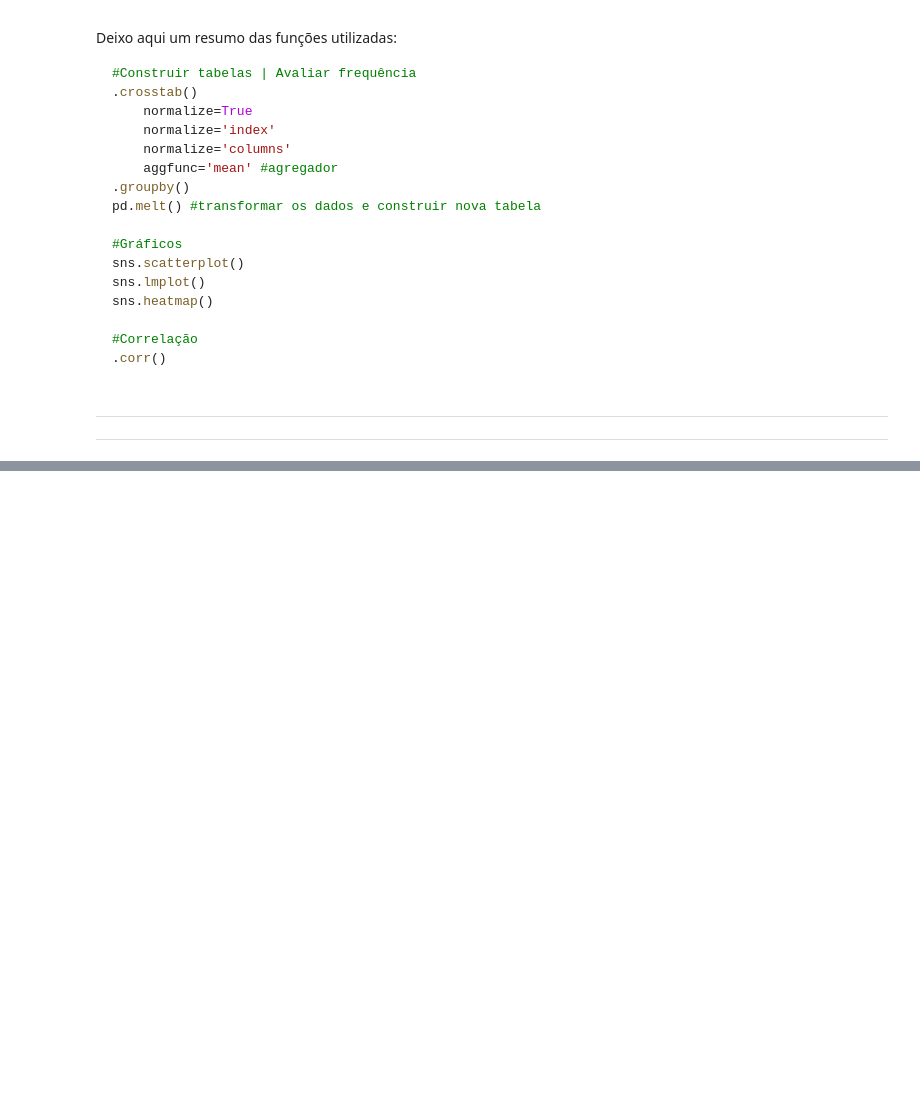
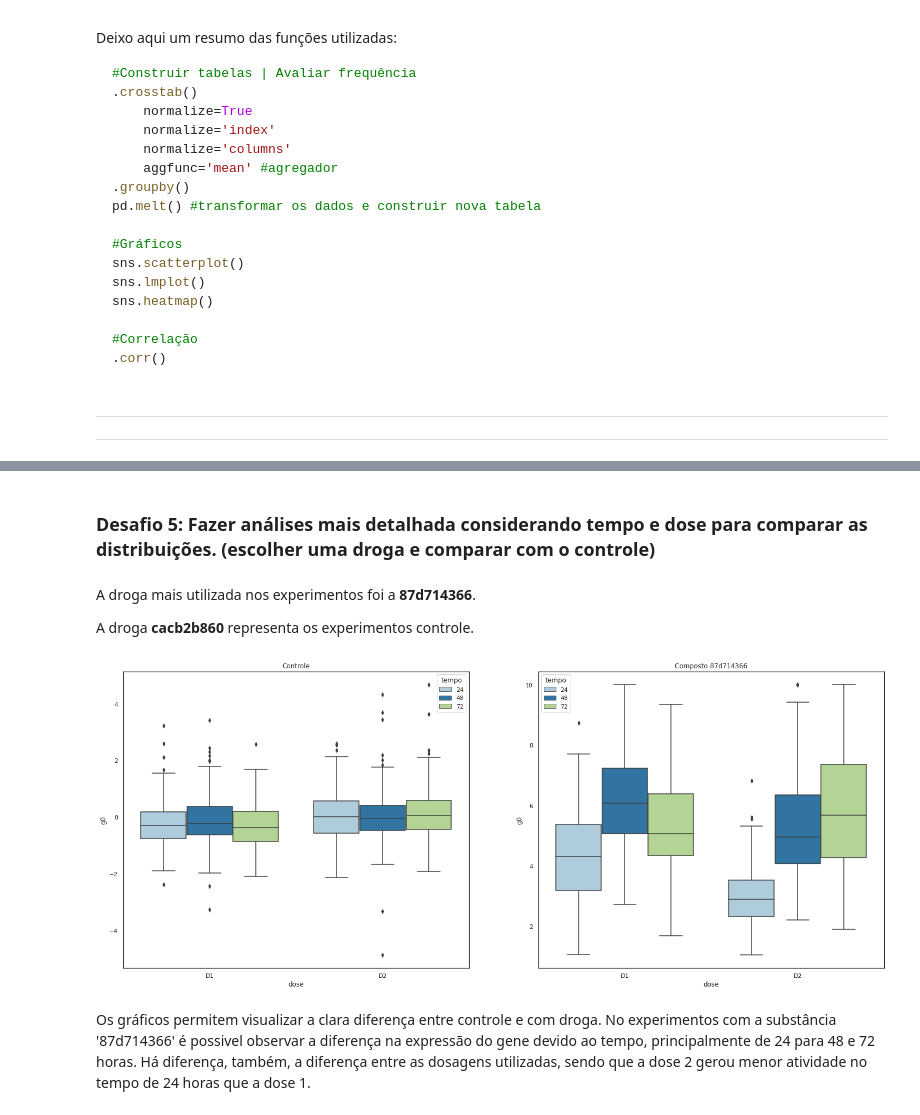
Before and after one commit to CarolineOlive/Imersao-Dados-2021, a Jupyter notebook: Imersao_dados_3_2021.ipynb, the cells around one changed output, grey strips where cells are left out. Saved outputs shown, nothing was run; the diff lists cells and outputs as text; code cells hidden in the pictures; blank space fills up the shorter version.

```diff
--- a/Imersao_dados_3_2021.ipynb
+++ b/Imersao_dados_3_2021.ipynb
@@ -1052,0 +1233,4 @@ sns.heatmap()
+# %%
+#criando uma nova coluna que traz a informações de atividade em cada experimento
+dados_resultados['ativo_moa'] = (dados_resultados['n_moa'] != 0) #se 'n_moa' = 0, indica que o composto/droga/substância foi inativo.
+dados_resultados.head()
@@ -1052,0 +1245,4 @@ sns.heatmap()
+# %%
+#criando o novo dataset
+dados_combinados = pd.merge(dados, dados_resultados[['id', 'n_moa', 'ativo_moa']], on='id')
+dados_combinados.head()
@@ -1052,0 +1273,5 @@ sns.heatmap()
+# %%
+#criando uma nova coluna com dados binários
+eh_controle = dados_combinados['tratamento'] == 'com_controle'
+dados_combinados['eh_controle'] = eh_controle.astype('int')
+dados_combinados.head()
@@ -1052,0 +1301,24 @@ sns.heatmap()
+# %% [markdown]
+### Desafio 5: Fazer análises mais detalhada considerando tempo e dose para comparar as distribuições. (escolher uma droga e comparar com o controle)
+# %% [markdown]
+A droga mais utilizada nos experimentos foi a **87d714366**.
+
+A droga **cacb2b860** representa os experimentos controle.
+# %%
+#selecionando os dados da droga mais utilizada e os dados dos experimentos controle
+composto_most_freq = dados_combinados.query('composto == "87d714366"')
+controle = dados_combinados.query('composto == "cacb2b860"')
+# %%
+#plotando os dados para o gene 0
+fig, axs = plt.subplots(1,2,figsize=(25,10))
+palette = sns.color_palette("light:#5A9", as_cmap=True)
+sns.boxplot(data = controle, y='g0', x='dose', hue='tempo',  palette=sns.color_palette('Paired', n_colors=3), ax=axs[0])
+axs[0].set_title('Controle')
+sns.boxplot(data = composto_most_freq, y='g0', x='dose', hue='tempo', palette=sns.color_palette('Paired', n_colors=3), ax=axs[1])
+axs[1].set_title('Composto 87d714366')
+
+ax;
+# %% [output]
+[figure, added]
+# %% [markdown]
+Os gráficos permitem visualizar a clara diferença entre controle e com droga. No experimentos com a substância '87d714366' é possivel observar a diferença na expressão do gene devido ao tempo, principalmente de 24 para 48 e 72 horas. Há diferença, também, a diferença entre as dosagens utilizadas, sendo que a dose 2 gerou menor atividade no tempo de 24 horas que a dose 1.
```
Also changed, not shown: parts of 88 cells of this notebook.
